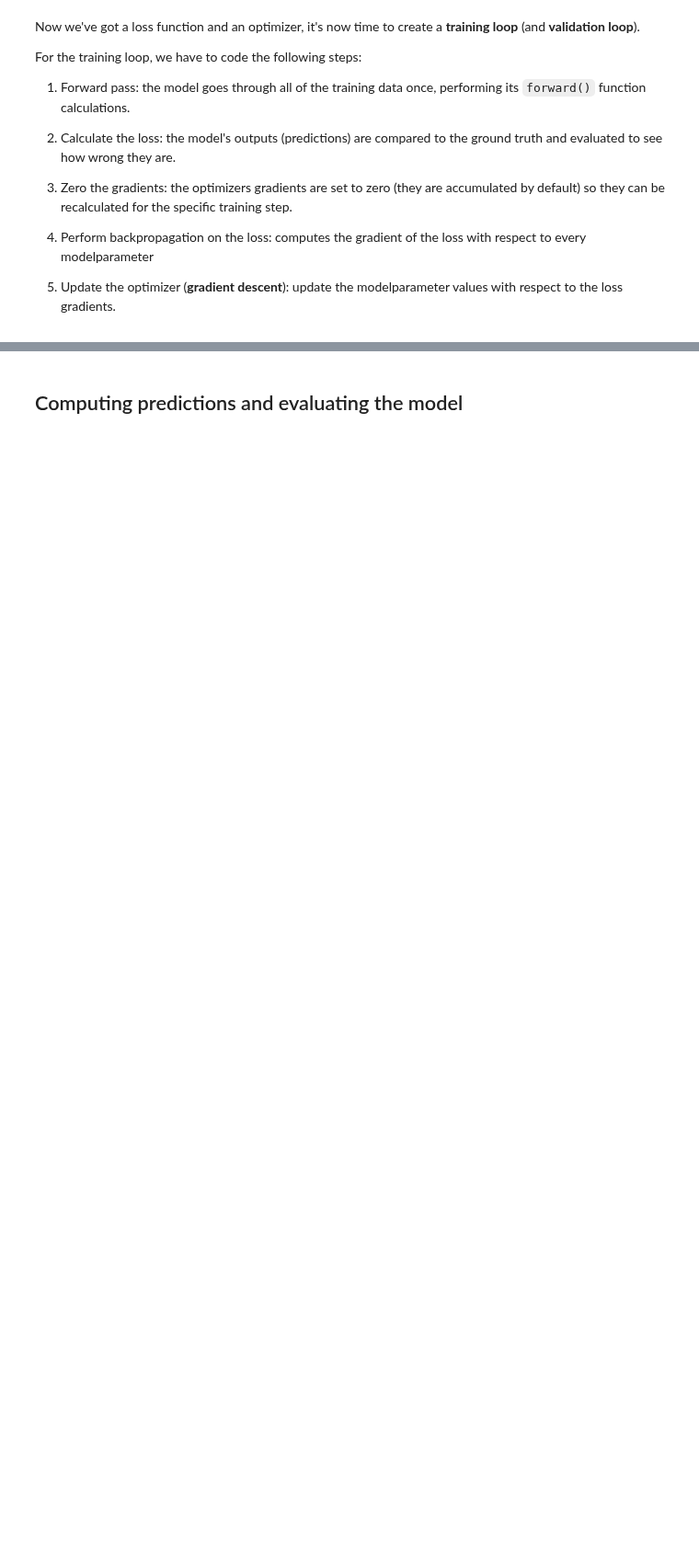
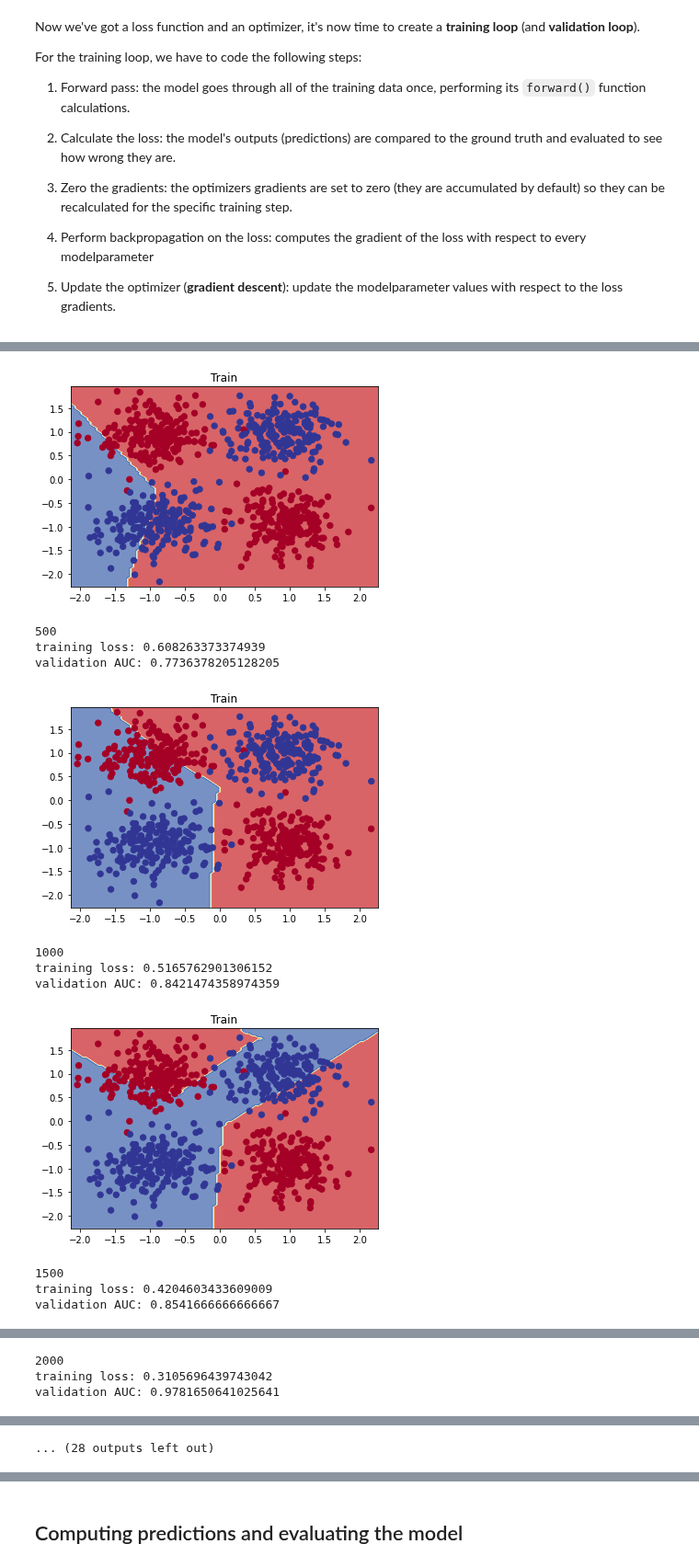
Before and after one commit to sdgroeve/D012554_Machine_Learning_2023, a Jupyter notebook: 02_neural_networks_in_pytorch.ipynb, the cells around one changed output, grey strips where cells are left out. Shown at 92% size. Cells and saved outputs as stored; diff of their text form; code cells hidden in the pictures; blank space fills up the shorter version.

```diff
--- a/02_neural_networks_in_pytorch.ipynb
+++ b/02_neural_networks_in_pytorch.ipynb
@@ -239,7 +242,7 @@ For the optimizer we will SGD, `torch.optim.SGD(params, lr)` where:
 * `params` are the modelparameters we want to optimize
 * `lr` is the **learning rate** you'd like the optimizer to update the modelparameters at
 # %%
-learning_rate = 0.03
+learning_rate = 0.01
 
 #the loss function
 loss_func = torch.nn.BCEWithLogitsLoss()
@@ -259,7 +262,7 @@ For the training loop, we have to code the following steps:
 5. Update the optimizer (**gradient descent**): update the modelparameter values with respect to the loss gradients.
 # %%
 #number of times we iterate trough the train set
-num_epochs = 10000
+num_epochs = 5000
 
 for epoch in range(num_epochs):
 
@@ -282,6 +285,11 @@ for epoch in range(num_epochs):
       #compute AUC on validation set
       predictions_val = torch.squeeze(model(X_val)).round().detach().numpy()
       #print(predictions_val)
+      print(epoch)
       print("training loss: {}".format(loss))
       print("validation AUC: {}".format(roc_auc_score(y_val,predictions_val)))
+      plt.clf()
+      plt.title("Train")
+      plot_decision_boundary(model, X_train, y_train)
+      plt.show()
 # %% [output]
@@ -304,0 +299,12 @@ validation AUC: 0.9993990384615384
+[figure, added]
+500
+training loss: 0.608263373374939
+validation AUC: 0.7736378205128205
+[figure, added]
+1000
+training loss: 0.5165762901306152
+validation AUC: 0.8421474358974359
+[figure, added]
+1500
+training loss: 0.4204603433609009
+validation AUC: 0.8541666666666667
@@ -304,0 +312,3 @@ validation AUC: 0.9993990384615384
+2000
+training loss: 0.3105696439743042
+validation AUC: 0.9781650641025641
@@ -304,0 +320 @@ validation AUC: 0.9993990384615384
+... (28 outputs left out)
```
Also changed, not shown: parts of 9 cells of this notebook.
